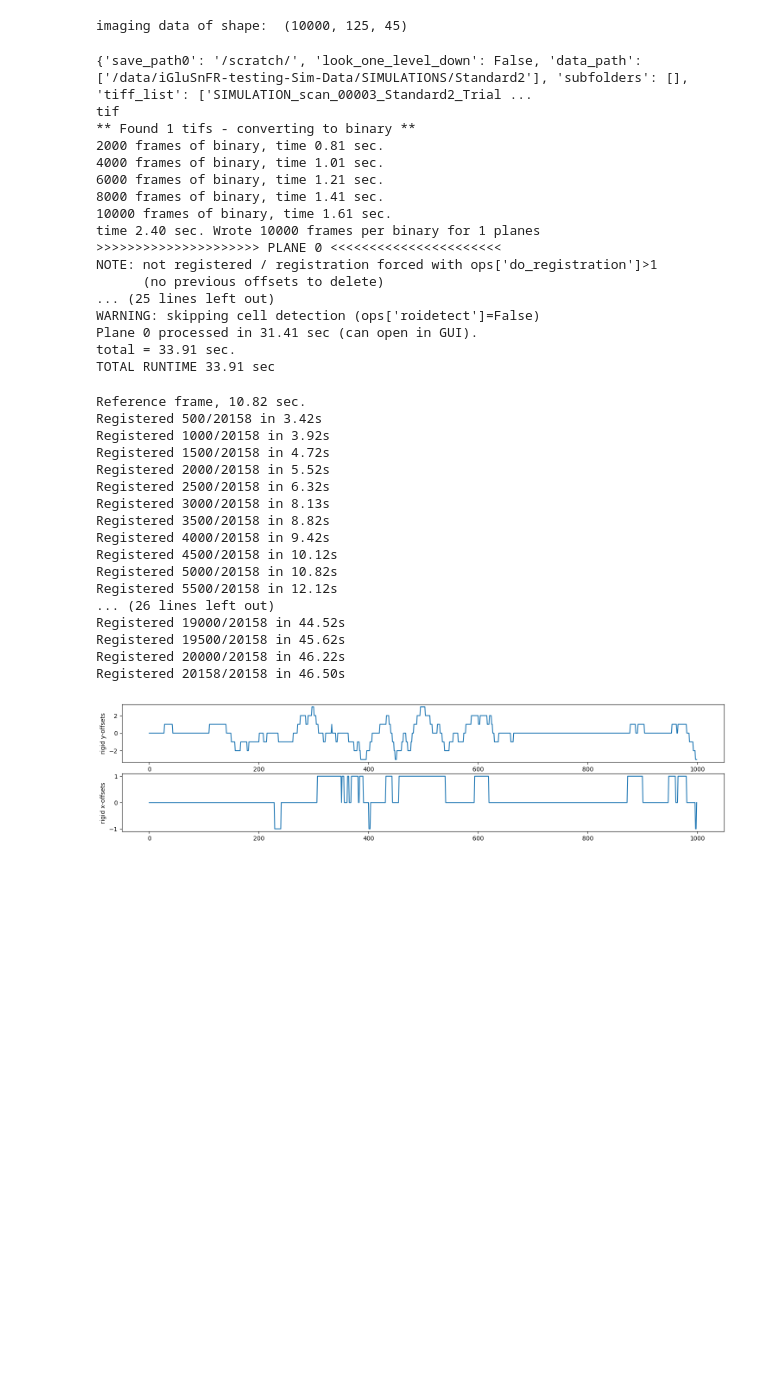
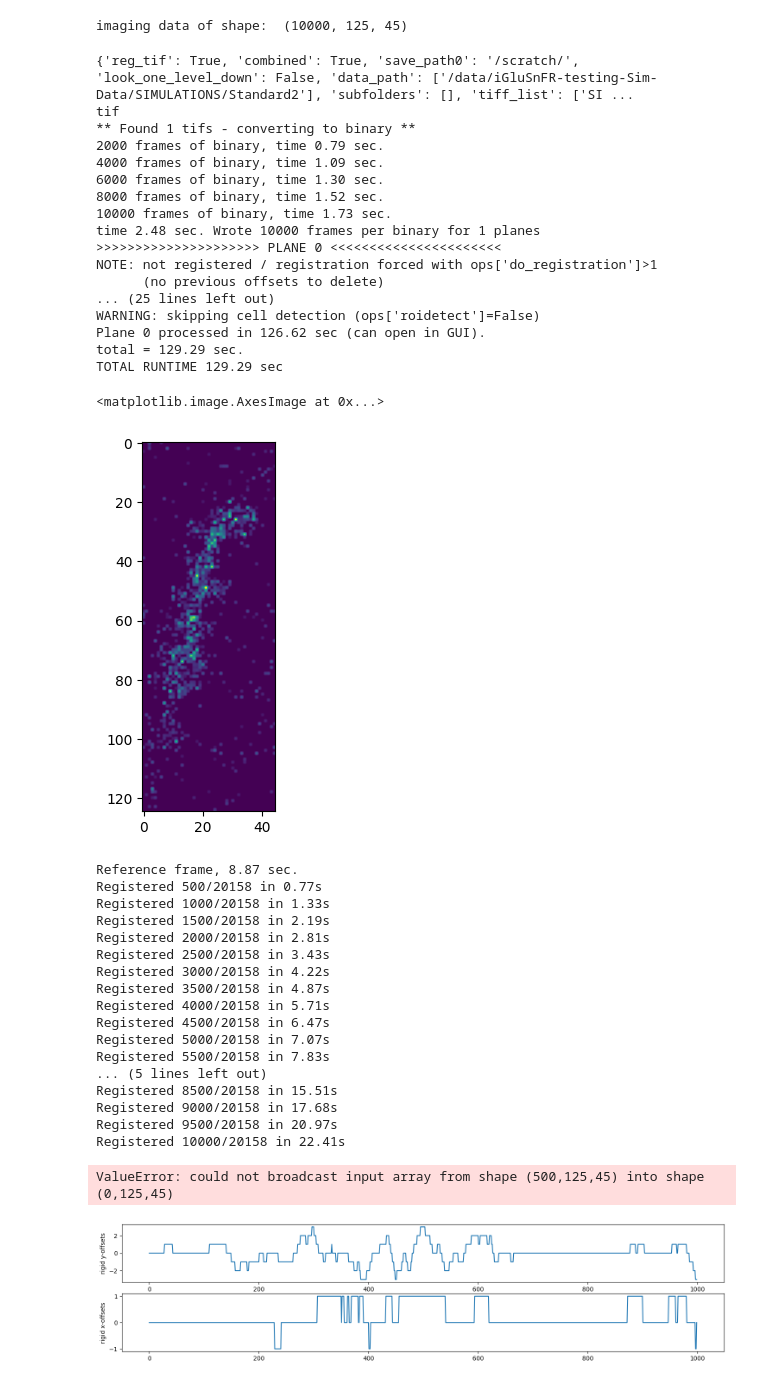
Before and after one commit to AllenNeuralDynamics/iGluSnFR-registration, a Jupyter notebook: code/test.ipynb, the cells around one changed output. Drawn from its saved outputs; the diff is of its cells as text; code cells hidden in the pictures; blank space fills up the shorter version.

```diff
--- a/code/test.ipynb
+++ b/code/test.ipynb
@@ -651,7 +651,9 @@ ops = np.load("/scratch/ops.npy", allow_pickle = True).item()
 db = {
       # 'h5py': [], # a single h5 file path
       # 'h5py_key': 'data',
-        'save_path0':'/scratch/',
+      'reg_tif': True,
+      'combined': True,
+      'save_path0':'/scratch/',
       'look_one_level_down': False, # whether to look in ALL subfolders when searching for tiffs
       'data_path': ['/data/iGluSnFR-testing-Sim-Data/SIMULATIONS/Standard2'],
                     # a list of folders with tiffs
@@ -670,28 +672,36 @@ opsEnd = suite2p.run_s2p(ops=ops, db=db)
 # # Create a binary file we will write our registered image to
 # f_reg = suite2p.io.BinaryFile(Ly=Ly, Lx=Lx, filename='registered_data.bin', n_frames = f_raw.shape[0]) # Set registered binary file to have same n_frames
 # %% [output]
-{'save_path0': '/scratch/', 'look_one_level_down': False, 'data_path': ['/data/iGluSnFR-testing-Sim-Data/SIMULATIONS/Standard2'], 'subfolders': [], 'tiff_list': ['SIMULATION_scan_00003_Standard2_Trial ...
+{'reg_tif': True, 'combined': True, 'save_path0': '/scratch/', 'look_one_level_down': False, 'data_path': ['/data/iGluSnFR-testing-Sim-Data/SIMULATIONS/Standard2'], 'subfolders': [], 'tiff_list': ['SI ...
 tif
 ** Found 1 tifs - converting to binary **
-2000 frames of binary, time 0.81 sec.
-4000 frames of binary, time 1.01 sec.
-6000 frames of binary, time 1.21 sec.
-8000 frames of binary, time 1.41 sec.
-10000 frames of binary, time 1.61 sec.
-time 2.40 sec. Wrote 10000 frames per binary for 1 planes
+2000 frames of binary, time 0.79 sec.
+4000 frames of binary, time 1.09 sec.
+6000 frames of binary, time 1.30 sec.
+8000 frames of binary, time 1.52 sec.
+10000 frames of binary, time 1.73 sec.
+time 2.48 sec. Wrote 10000 frames per binary for 1 planes
 >>>>>>>>>>>>>>>>>>>>> PLANE 0 <<<<<<<<<<<<<<<<<<<<<<
 NOTE: not registered / registration forced with ops['do_registration']>1
       (no previous offsets to delete)
 ... (25 lines left out)
 WARNING: skipping cell detection (ops['roidetect']=False)
-Plane 0 processed in 31.41 sec (can open in GUI).
-total = 33.91 sec.
-TOTAL RUNTIME 33.91 sec
+Plane 0 processed in 126.62 sec (can open in GUI).
+total = 129.29 sec.
+TOTAL RUNTIME 129.29 sec
 # %%
 # Read in raw tif corresponding to our example tif
-f_raw = suite2p.io.BinaryFile(Ly=Ly, Lx=Lx, filename='/scratch/SIMULATION_scan_00003_Standard2_Trial3.tif')
+# f_raw = suite2p.io.BinaryFile(Ly=Ly, Lx=Lx, filename='/scratch/SIMULATION_scan_00003_Standard2_Trial3.tif')
 # Create a binary file we will write our registered image to
-f_reg = suite2p.io.BinaryFile(Ly=Ly, Lx=Lx, filename='registered_data.bin', n_frames = f_raw.shape[0]) # Set registered binary file to have same n_frames
+f_reg = suite2p.io.BinaryFile(Ly=Ly, Lx=Lx, filename= opsEnd['save_path'] + '/data.bin', n_frames = n_time).data
+# %%
+import matplotlib.pyplot as plt
+f_reg[f_reg < 0] = 0
+f_reg = np.uint16(f_reg)
+plt.imshow(f_reg[1000, :, :])
+# %% [output]
+<matplotlib.image.AxesImage at 0x...>
+[figure, added]
 # %%
 refImg, rmin, rmax, meanImg, rigid_offsets, \
 nonrigid_offsets, zest, meanImg_chan2, badframes, \
@@ -699,23 +709,24 @@ yrange, xrange = suite2p.registration_wrapper(f_reg, f_raw=f_raw, f_reg_chan2=No
                                                    f_raw_chan2=None, refImg=None,
                                                    align_by_chan2=False, ops=ops)
 # %% [output]
-Reference frame, 10.82 sec.
-Registered 500/20158 in 3.42s
-Registered 1000/20158 in 3.92s
-Registered 1500/20158 in 4.72s
-Registered 2000/20158 in 5.52s
-Registered 2500/20158 in 6.32s
-Registered 3000/20158 in 8.13s
-Registered 3500/20158 in 8.82s
-Registered 4000/20158 in 9.42s
-Registered 4500/20158 in 10.12s
-Registered 5000/20158 in 10.82s
-Registered 5500/20158 in 12.12s
-... (26 lines left out)
-Registered 19000/20158 in 44.52s
-Registered 19500/20158 in 45.62s
-Registered 20000/20158 in 46.22s
-Registered 20158/20158 in 46.50s
+Reference frame, 8.87 sec.
+Registered 500/20158 in 0.77s
+Registered 1000/20158 in 1.33s
+Registered 1500/20158 in 2.19s
+Registered 2000/20158 in 2.81s
+Registered 2500/20158 in 3.43s
+Registered 3000/20158 in 4.22s
+Registered 3500/20158 in 4.87s
+Registered 4000/20158 in 5.71s
+Registered 4500/20158 in 6.47s
+Registered 5000/20158 in 7.07s
+Registered 5500/20158 in 7.83s
+... (5 lines left out)
+Registered 8500/20158 in 15.51s
+Registered 9000/20158 in 17.68s
+Registered 9500/20158 in 20.97s
+Registered 10000/20158 in 22.41s
+ValueError: could not broadcast input array from shape (500,125,45) into shape (0,125,45)
 # %%
 plt.figure(figsize=(18,8))
 
```
Also changed, not shown: parts of 1 cell of this notebook, 5 other files.
